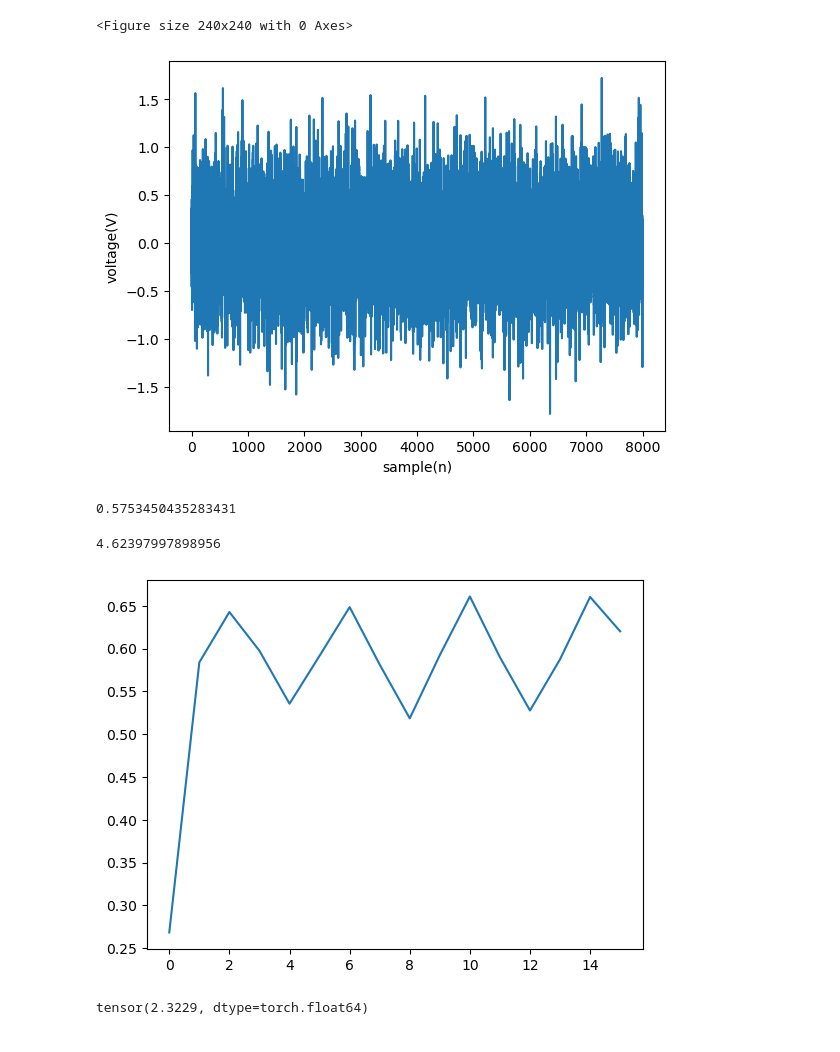
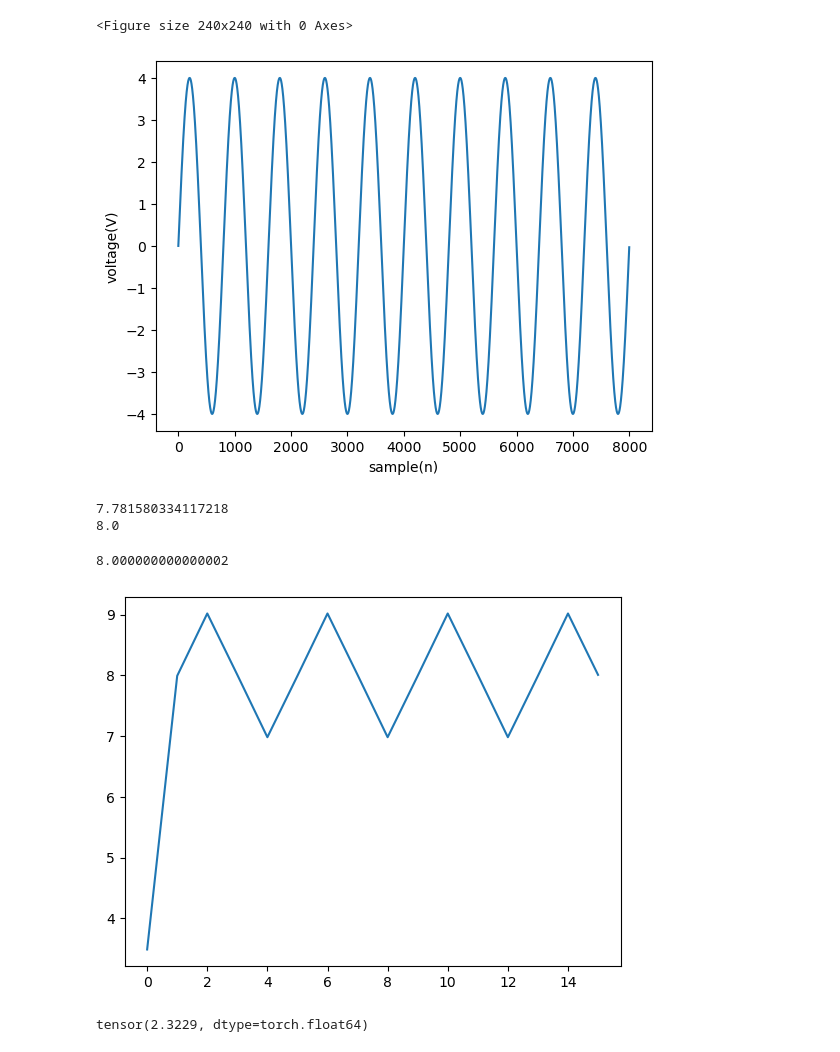
Before and after one commit to Davidjames9610/ubm, a Jupyter notebook: classifiers/fhmm/pmc_development/1_sine_wave_fhmm.ipynb, the cells around one changed output. Cells and saved outputs as stored; diff of their text form; code cells hidden in the pictures.

```diff
--- a/classifiers/fhmm/pmc_development/1_sine_wave_fhmm.ipynb
+++ b/classifiers/fhmm/pmc_development/1_sine_wave_fhmm.ipynb
@@ -78,35 +78,40 @@ def plot_params(params: hf.StatParams, gauss_hmm: hmm.GaussianHMM):
 # %%
 Fs = 8000
 f1 = 20 # hz
 f2 = 2000
 sample = 8000
 x = np.arange(sample)
 n1 = np.random.normal(0, np.sqrt(0.1), sample)
 n2 = np.random.normal(0, np.sqrt(0.20), sample)
 # n3 = np.random.normal(0, np.sqrt(0.58), sample)
-s1 = np.sin(np.pi * f1 * x / Fs) + n1
+s1 = 4 * np.sin(np.pi * f1 * x / Fs)
 s2 = n2
-plt.plot(x, s2)
+plt.plot(x, s1)
 # plt.plot(x, s1)
 # plt.plot(x, noise)
 plt.xlabel('sample(n)')
 plt.ylabel('voltage(V)')
 plt.show()
 # %% [output]
-[figure, old version]
+[figure, new version]
 # %%
 # snr before normalisation
 ap = utils.periodic_power(s1, 1000, 500)
 plt.plot(ap)
 print(np.mean(ap))
-s1_ap = 0.58
-s2_ap = 0.20
-snr = 10 * np.log10(s1_ap / s2_ap)
-snr
+print(np.square(4) / 2)
+np.square(np.linalg.norm(s1, 2)) / len(s1)
+
+
+# s1_ap = 0.58
+# s2_ap = 0.20
+# snr = 10 * np.log10(s1_ap / s2_ap)
+# snr
 # %% [output]
-0.5753450435283431
+7.781580334117218
+8.0
-4.62397997898956
+8.000000000000002
-[figure, old version]
+[figure, new version]
 # %%
 # not giving the same not sure why ? very odd
 
```
Also changed, not shown: 5 other files.
